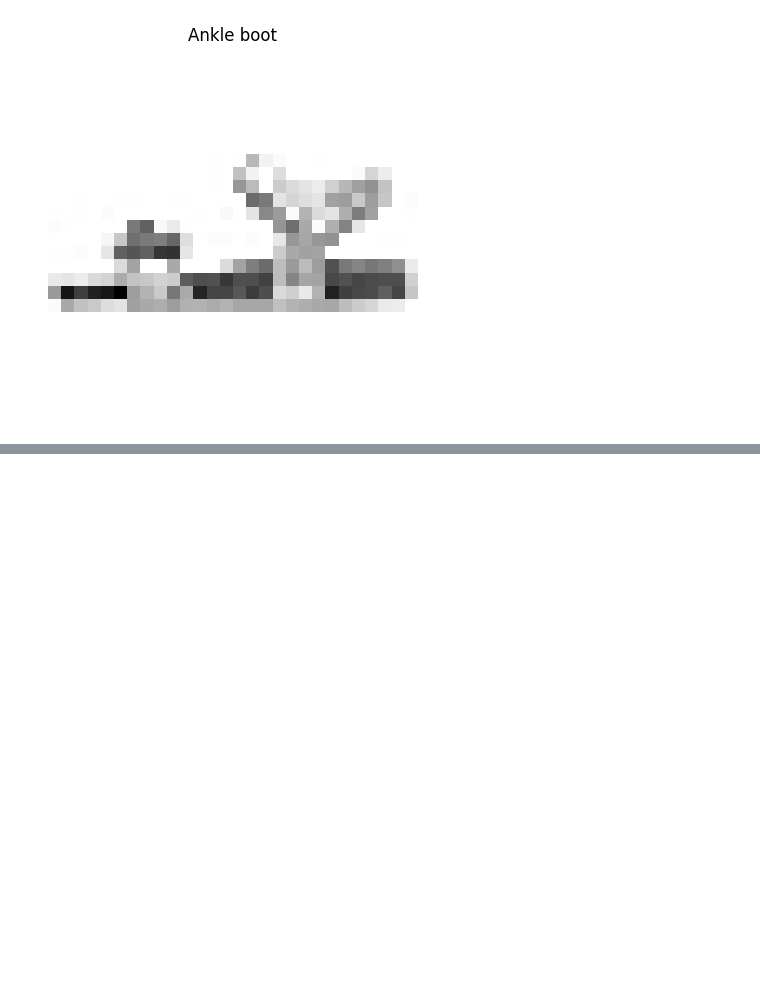
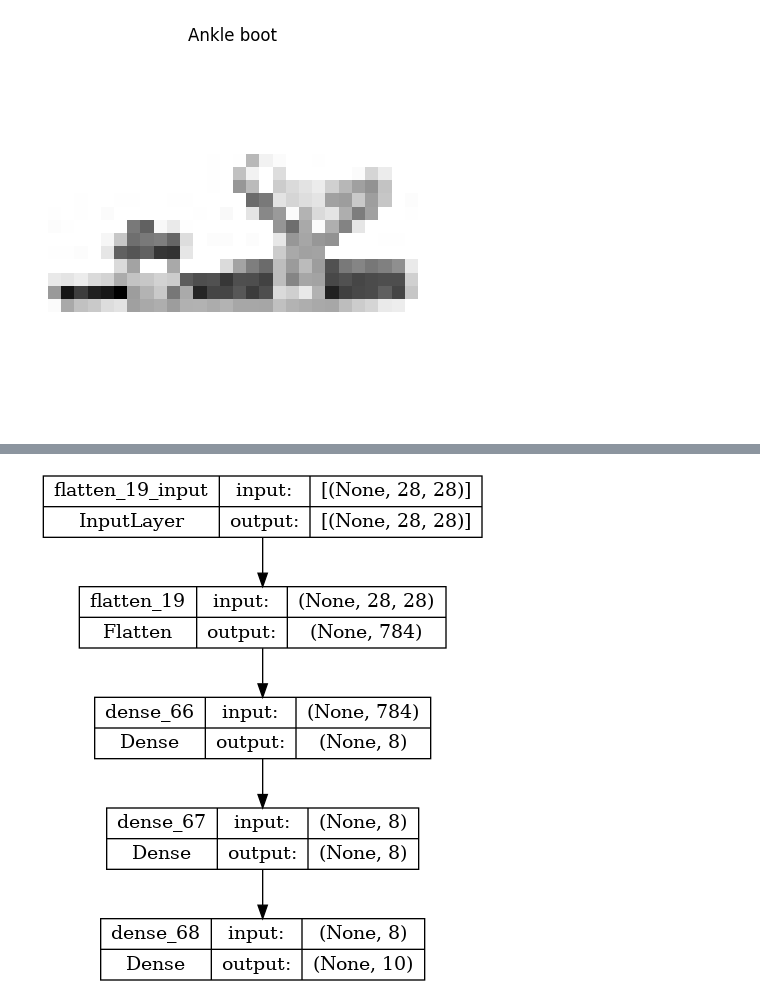
Before and after one commit to strcoder4007/Machine-Learning-Deep-Learning-Practice, a Jupyter notebook: tensorflow-fashion-mnist.ipynb, the cells around one changed output, grey strips where cells are left out. Drawn from its saved outputs; the diff is of its cells as text; code cells hidden in the pictures; blank space fills up the shorter version.

```diff
--- a/tensorflow-fashion-mnist.ipynb
+++ b/tensorflow-fashion-mnist.ipynb
@@ -41,0 +165,6 @@ for i in range(4):
+# %%
+from tensorflow.keras.utils import plot_model
+
+plot_model(model_2, show_shapes=True)
+# %% [output]
+[figure, added]
```
Also changed, not shown: parts of 10 cells of this notebook, 1 other file.
